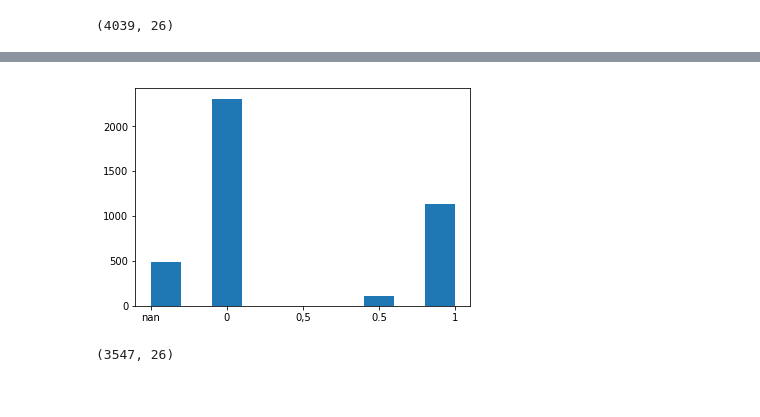
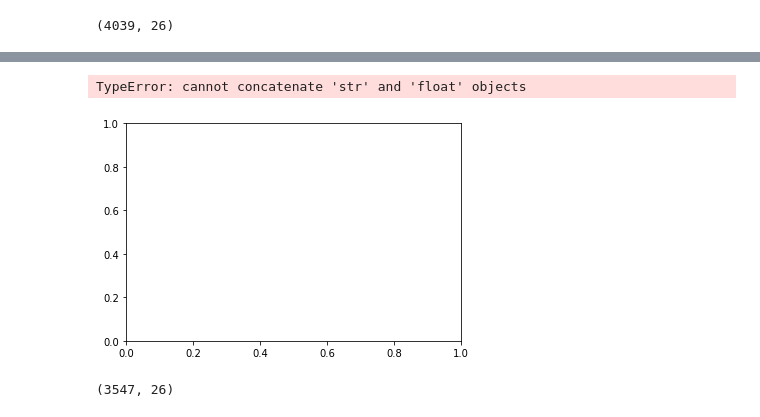
Before and after one commit to finiteautomata/lexico-contrastivo, a Jupyter notebook: notebooks/palabras_faltantes.ipynb, the cells around one changed output, grey strips where cells are left out. Cells and saved outputs as stored; diff of their text form; code cells hidden in the pictures.

```diff
--- a/notebooks/palabras_faltantes.ipynb
+++ b/notebooks/palabras_faltantes.ipynb
@@ -147,7 +166,10 @@ palabras_df.shape
 # %%
-hist(palabras_df["Palabra Candidata"]);
+candidatas = palabras_df[u"Palabra Candidata"]
+
+hist(candidatas.as_matrix())
 # %% [output]
+TypeError: cannot concatenate 'str' and 'float' objects
-[figure, old version]
+[figure, new version]
 # %%
 analizadas = palabras_df[palabras_df["Palabra Candidata"] != 'nan']
 
```
Also changed, not shown: parts of 12 cells of this notebook.
